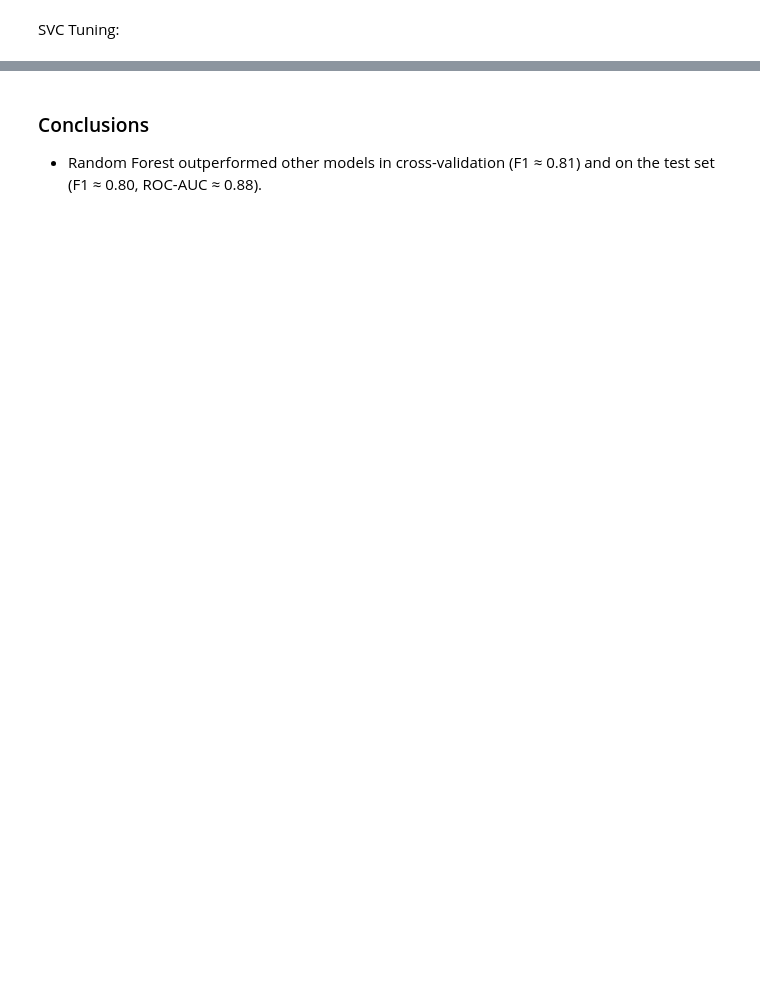
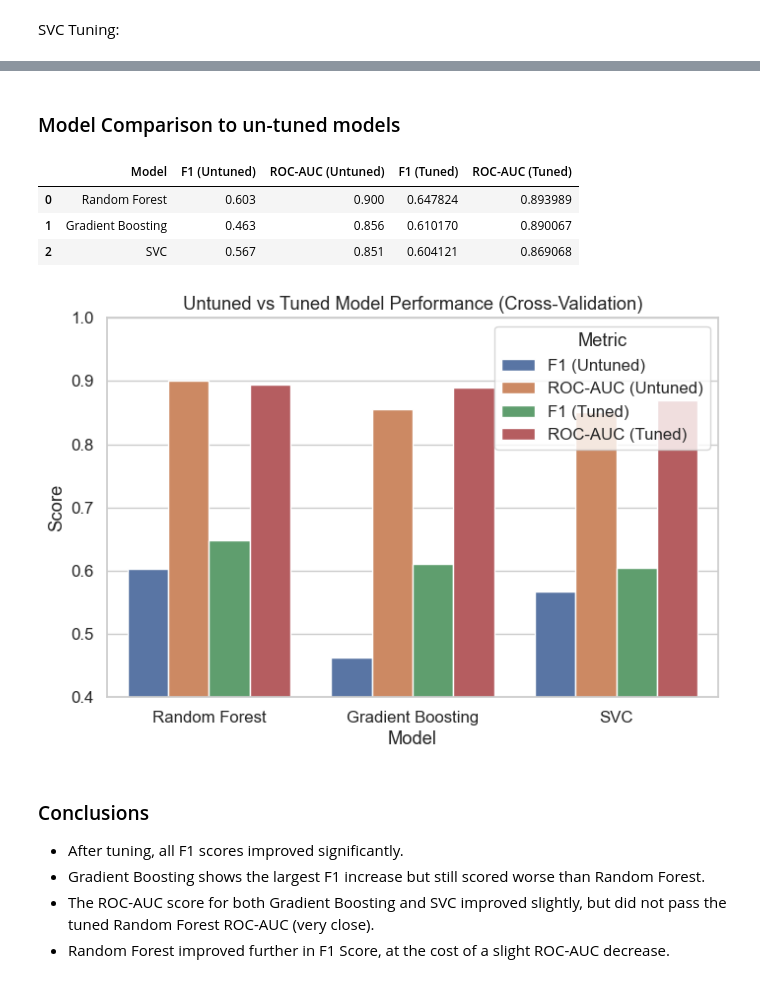
Before and after one commit to filipzekovich/Wine_ML_Lifecycle, a Jupyter notebook: 3_ModelSelection.ipynb, the cells around one changed output, grey strips where cells are left out. Cells and saved outputs as stored; diff of their text form; code cells hidden in the pictures; blank space fills up the shorter version.

Commit message:
Model Comparison

```diff
--- a/3_ModelSelection.ipynb
+++ b/3_ModelSelection.ipynb
@@ -199,12 +209,18 @@ gb_pipe = Pipeline(steps=[
     ("classifier", gb)
 ])
 
+scoring = {
+    'f1': 'f1',
+    'roc_auc': 'roc_auc'
+}
+
 gb_search = RandomizedSearchCV(
     gb_pipe,
     param_distributions=gb_params,
     n_iter=20,
     cv=cv,
-    scoring='f1',
+    scoring=scoring,
+    refit='f1',
     n_jobs=-1,
     verbose=2,
     random_state=42
@@ -213,6 +229,7 @@ gb_search = RandomizedSearchCV(
 gb_search.fit(X_train, y_train)
 
 print("Gradient Boosting Best F1 (CV):", gb_search.best_score_)
+print("Best ROC-AUC (mean):", rf_search.cv_results_['mean_test_roc_auc'][rf_search.best_index_])
 print("Gradient Boosting Best Params:", gb_search.best_params_)
 # %% [output]
 Fitting 5 folds for each of 20 candidates, totalling 100 fits
@@ -234,12 +252,18 @@ svc_pipe = Pipeline(steps=[
     ("classifier", svc)
 ])
 
+scoring = {
+    'f1': 'f1',
+    'roc_auc': 'roc_auc'
+}
+
 svc_search = RandomizedSearchCV(
     svc_pipe,
     param_distributions=svc_params,
     n_iter=15,
     cv=cv,
-    scoring='f1',
+    scoring=scoring,
+    refit='f1',
     n_jobs=-1,
     verbose=2,
     random_state=42
@@ -248,6 +272,7 @@ svc_search = RandomizedSearchCV(
 svc_search.fit(X_train, y_train)
 
 print("SVC Best F1 (CV):", svc_search.best_score_)
+print("Best ROC-AUC (mean):", svc_search.cv_results_['mean_test_roc_auc'][svc_search.best_index_])
 print("SVC Best Params:", svc_search.best_params_)
 # %% [output]
 Fitting 5 folds for each of 15 candidates, totalling 75 fits
@@ -295,3 +282,56 @@ weighted avg       0.87      0.87      0.87      1300
+# %% [markdown]
+### Model Comparison to un-tuned models
+# %%
+# Un-tuned CV results from earlier model comparison
+untuned_results = {
+    'Logistic Regression': {'F1 (Untuned)': 0.525, 'ROC-AUC (Untuned)': 0.802},
+    'Random Forest': {'F1 (Untuned)': 0.603, 'ROC-AUC (Untuned)': 0.900},
+    'Gradient Boosting': {'F1 (Untuned)': 0.463, 'ROC-AUC (Untuned)': 0.856},
+    'SVC': {'F1 (Untuned)': 0.567, 'ROC-AUC (Untuned)': 0.851}
+}
+
+# Tuned model searches
+searches = {
+    'Random Forest': rf_search,
+    'Gradient Boosting': gb_search,
+    'SVC': svc_search
+}
+
+summary_rows = []
+
+for name, search in searches.items():
+    f1_cv = search.best_score_
+    roc_cv = search.cv_results_['mean_test_roc_auc'][search.best_index_]
+
+    summary_rows.append({
+        'Model': name,
+        'F1 (Untuned)': untuned_results[name]['F1 (Untuned)'],
+        'ROC-AUC (Untuned)': untuned_results[name]['ROC-AUC (Untuned)'],
+        'F1 (Tuned)': f1_cv,
+        'ROC-AUC (Tuned)': roc_cv
+    })
+
+# Display results
+results_all = pd.DataFrame(summary_rows).sort_values(by='F1 (Tuned)', ascending=False)
+display(results_all)
+
+# Plot comparison
+results_melted = results_all.melt(id_vars='Model', var_name='Metric', value_name='Score')
+
+plt.figure(figsize=(8,5))
+sns.barplot(data=results_melted, x='Model', y='Score', hue='Metric')
+plt.title('Untuned vs Tuned Model Performance (Cross-Validation)')
+plt.ylim(0.4, 1)
+plt.show()
+# %% [output]
+|  | Model | F1 (Untuned) | ROC-AUC (Untuned) | F1 (Tuned) | ROC-AUC (Tuned) |
+| 0 | Random Forest | 0.603 | 0.900 | 0.647824 | 0.893989 |
+| 1 | Gradient Boosting | 0.463 | 0.856 | 0.610170 | 0.890067 |
+| 2 | SVC | 0.567 | 0.851 | 0.604121 | 0.869068 |
+[figure, added]
 # %% [markdown]
 ### Conclusions
-- Random Forest outperformed other models in cross-validation (F1 ≈ 0.81) and on the test set (F1 ≈ 0.80, ROC-AUC ≈ 0.88).
+- After tuning, all F1 scores improved significantly.
+- Gradient Boosting shows the largest F1 increase but still scored worse than Random Forest.
+- The ROC-AUC score for both Gradient Boosting and SVC improved slightly, but did not pass the tuned Random Forest ROC-AUC (very close).
+- Random Forest improved further in F1 Score, at the cost of a slight ROC-AUC decrease.
```
Also changed, not shown: parts of 12 cells of this notebook, 2 other files.
